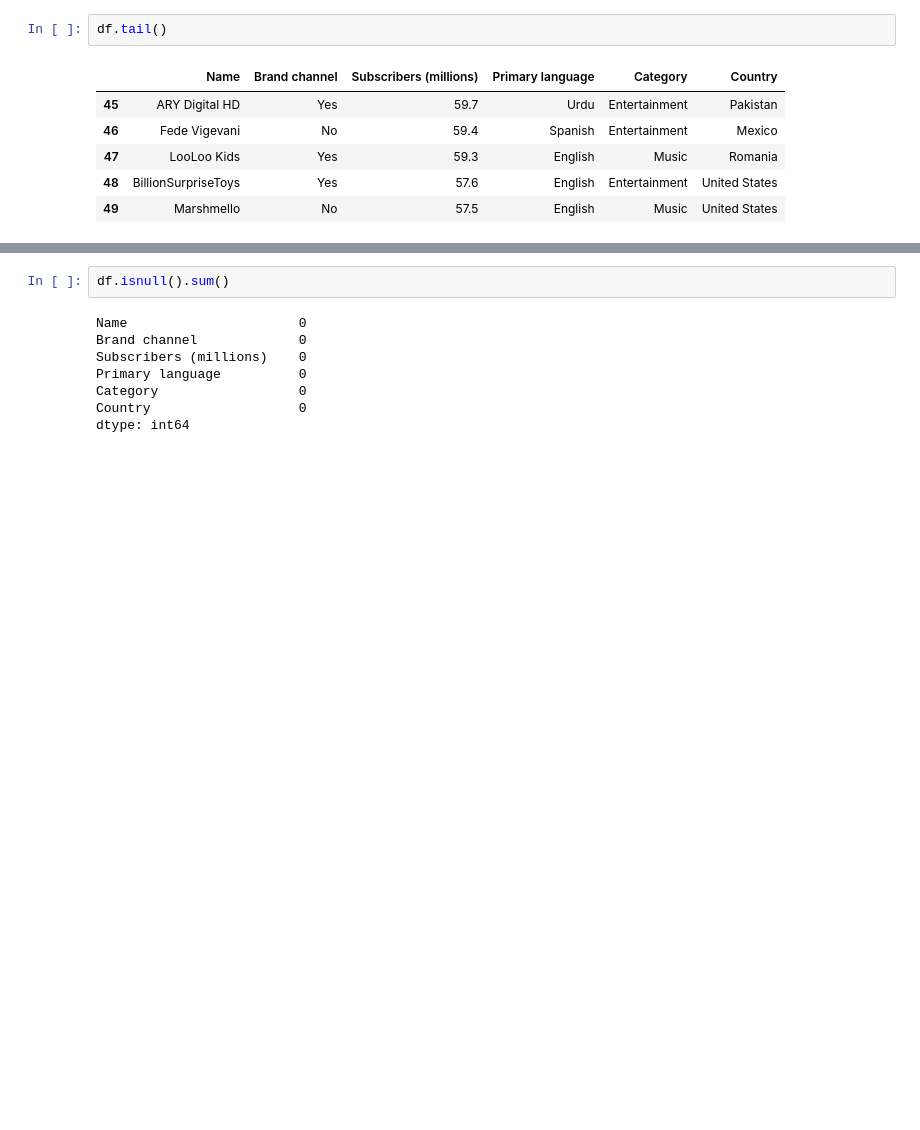
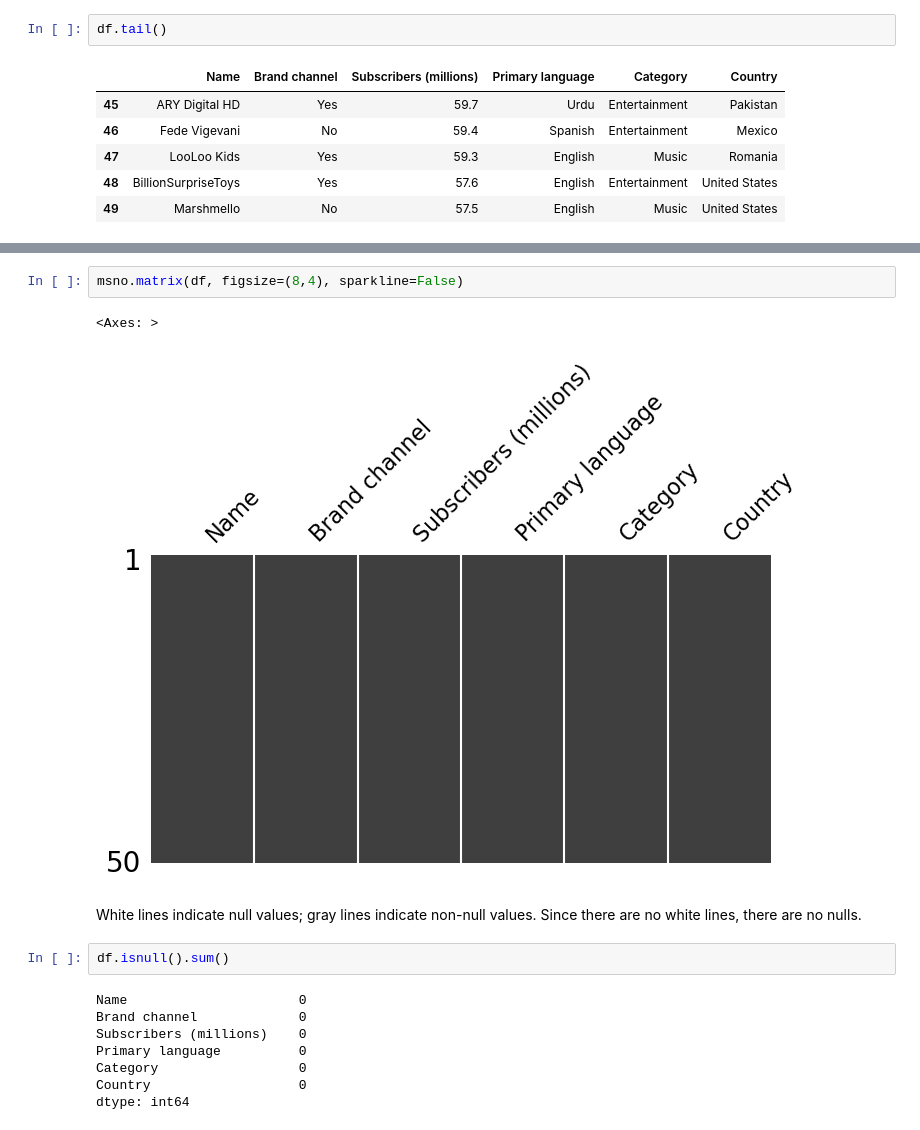
Before and after one commit to MatheusSakai/YoutubeSubscribers, a Jupyter notebook: youtube_subscribers.ipynb, the cells around one changed output, grey strips where cells are left out. Cells and saved outputs as stored; diff of their text form; blank space fills up the shorter version.

```diff
--- a/youtube_subscribers.ipynb
+++ b/youtube_subscribers.ipynb
@@ -39,3 +62,10 @@ df.tail()
+# %%
+msno.matrix(df, figsize=(8,4), sparkline=False)
+# %% [output]
+<Axes: >
+[figure, added]
+# %% [markdown]
+White lines indicate null values; gray lines indicate non-null values. Since there are no white lines, there are no nulls.
 # %%
 df.isnull().sum()
 # %% [output]
```
Also changed, not shown: parts of 23 cells of this notebook.
